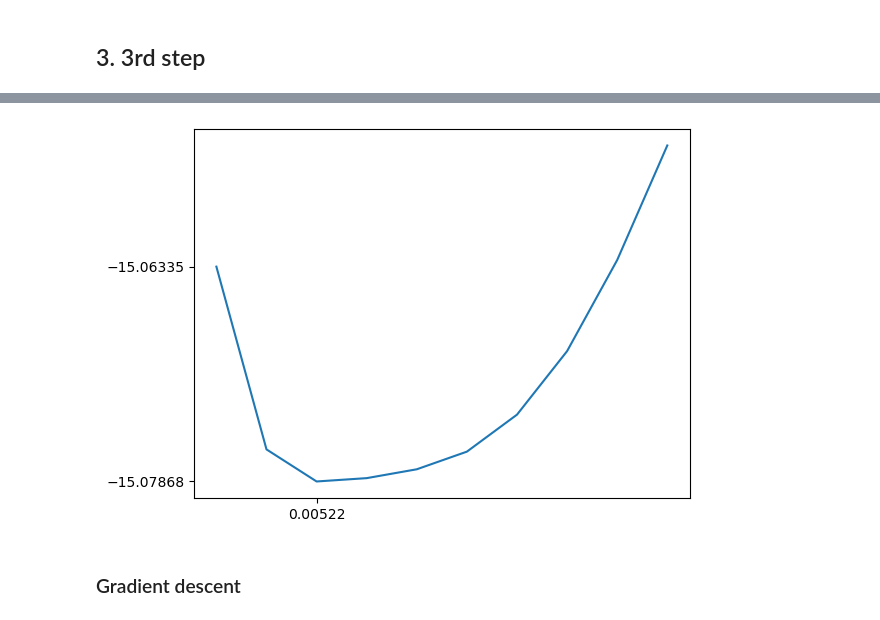
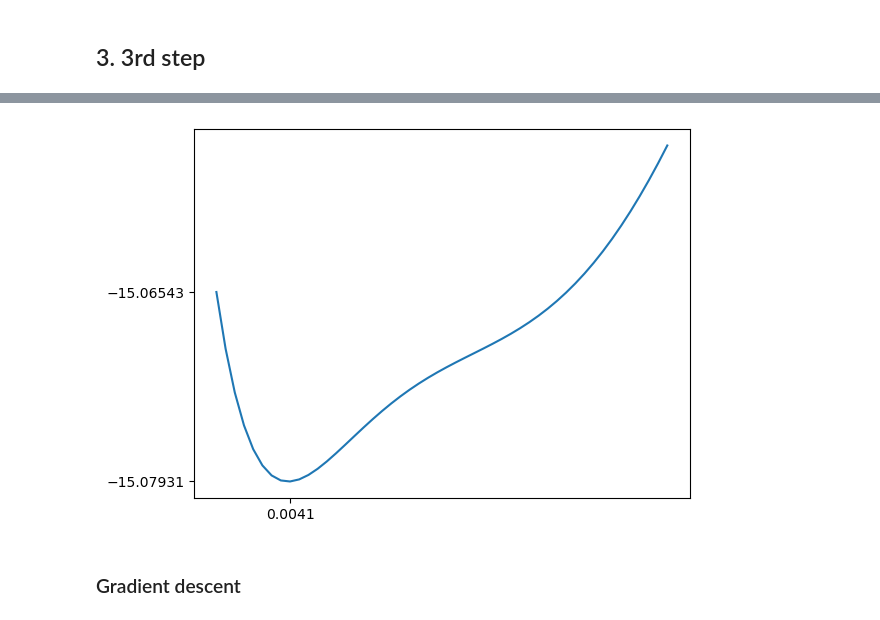
Before and after one commit to qiboteam/boostvqe, a Jupyter notebook: notebooks/gci_ISING_gd.ipynb, the cells around one changed output, grey strips where cells are left out. Saved outputs shown, nothing was run; the diff lists cells and outputs as text; code cells hidden in the pictures.

Commit message:
adaptive grid search

```diff
--- a/notebooks/gci_ISING_gd.ipynb
+++ b/notebooks/gci_ISING_gd.ipynb
@@ -212,15 +246,20 @@ The first gradient descent step reduces energy to -14.995518008675015, a differe
 # %%
 # Training gradient
 train_epochs = 10
+stuck_counter = 0
+last_best_loss = float('inf')
 for _ in range(train_epochs):
-    grad_b_train, grad_j_train = gradient_numerical_Ising(gci.loss, b_list_train, j_list_train, best_loss_train, best_s_train )
-    best_s_train, best_lr_train, best_params_train, best_loss_train = grid_search_Ising(gci.loss, b_list_train, j_list_train, grad_b_train, grad_j_train,  5e-3, 5e-2, 1e2, 5e2, 100)
-    b_list_train = best_params_train[0]
-    j_list_train = best_params_train[1]
+    grad = gradient_numerical(gci.loss, 2, best_params_train, best_loss_train, best_s_train )
+    best_s_train, best_lr_train, best_params_train, best_loss_train = adapative_grid_search(gci.loss, 2, best_params_train, grad, 1e-3, 2e-2, 1e-3, 1e1, 20, 2, 200)
     if best_loss_train < best_loss:
         best_loss = best_loss_train
         best_s = best_s_train
         best_params = best_params_train
-    if best_loss_train > -14.98:
+        stuck_counter = 0
+    if best_loss_train > last_best_loss or best_loss_train - best_loss > 0.001:
+        stuck_counter += 1
+    last_best_loss = best_loss_train
+    # break condition: worsening performance for 3 consecutive runs
+    if stuck_counter == 3:
         break
-    print(best_loss)
+    print(best_loss_train)
@@ -255,7 +312,7 @@ For 10 qubits this gives n_CNOT/n_qubits = 9.0 and n_CZ/n_qubits = 35.0
 # %%
 gci2.mode_double_bracket_rotation = DoubleBracketRotationType.group_commutator_third_order_reduced
 losses = []
-times = np.linspace(1e-3,2e-2,10)
+times = np.linspace(1e-3,2e-2,30)
 eo_d_Ising = IsingNNEvolutionOracle(b_list, j_list)
 for s in times:
     losses.append(gci2.loss(s, eo_d_Ising))
@@ -280,5 +339,5 @@ print(grad_b, grad_j)
 # %%
-best_s, best_lr, best_params, best_loss = grid_search_Ising(gci2.loss, b_list, b_list, grad_b, grad_j, 5e-3, 2e-2, 1e2, 1e3, 100)
+best_s, best_lr, best_params, best_loss = adapative_grid_search_Ising(gci2.loss, b_list, j_list, grad_b, grad_j, 5e-3, 2e-2, 1e2, 1e3, 10, 2, 300)
 print(f"The first gradient descent step reduces energy to {best_loss}, a difference of {best_loss - initial_loss}.")
 print(best_s, best_lr)
 b_list_train = best_params[0]
@@ -293,16 +352,19 @@ The first gradient descent step reduces energy to -15.047227216277397, a differe
 # %%
 # Training gradient
 train_epochs = 5
+stuck_counter = 0
 for _ in range(train_epochs):
     grad_b_train, grad_j_train = gradient_numerical_Ising(gci2.loss, b_list_train, j_list_train, best_loss_train, best_s_train )
-    best_s_train, best_lr_train, best_params_train, best_loss_train = grid_search_Ising(gci2.loss, b_list_train, j_list_train, grad_b_train, grad_j_train, 5e-3, 2e-2, 1e2, 1e3, 30)
+    best_s_train, best_lr_train, best_params_train, best_loss_train = adapative_grid_search_Ising(gci2.loss, b_list, j_list, grad_b, grad_j, 3e-3, 2e-2, 5e2, 5e3, 20, 2, 100)
     b_list_train = best_params_train[0]
     j_list_train = best_params_train[1]
     if best_loss_train < best_loss:
         best_loss = best_loss_train
         best_s = best_s_train
         best_params = best_params_train
-    if best_loss_train > np.round(initial_loss):
+    else:
+        stuck_counter += 1
+    if stuck_counter == 3:
         break
     print(best_loss)
 # %% [output]
@@ -340,17 +399,17 @@ For 10 qubits this gives n_CNOT/n_qubits = 54.0 and n_CZ/n_qubits = 175.0
 # %%
 gci3.mode_double_bracket_rotation = DoubleBracketRotationType.group_commutator_third_order_reduced
 losses = []
-times = np.linspace(1e-3,2e-2,10)
+times = np.linspace(1e-3,2e-2,50)
 eo_d_Ising = IsingNNEvolutionOracle(b_list, j_list)
 for s in times:
     losses.append(gci3.loss(s, eo_d_Ising))
 plt.plot(times,losses)
 plt.yticks([losses[0],losses[np.argmin(losses)]])
 plt.xticks([times[np.argmin(losses)]])
 initial_loss = min(losses)
 s_gci_3rd = times[np.argmin(losses)]
 # %% [output]
-[figure, old version]
+[figure, new version]
 # %% [markdown]
 ### Gradient descent
 # %%
```
Also changed, not shown: parts of 21 cells of this notebook, 13 other files.
